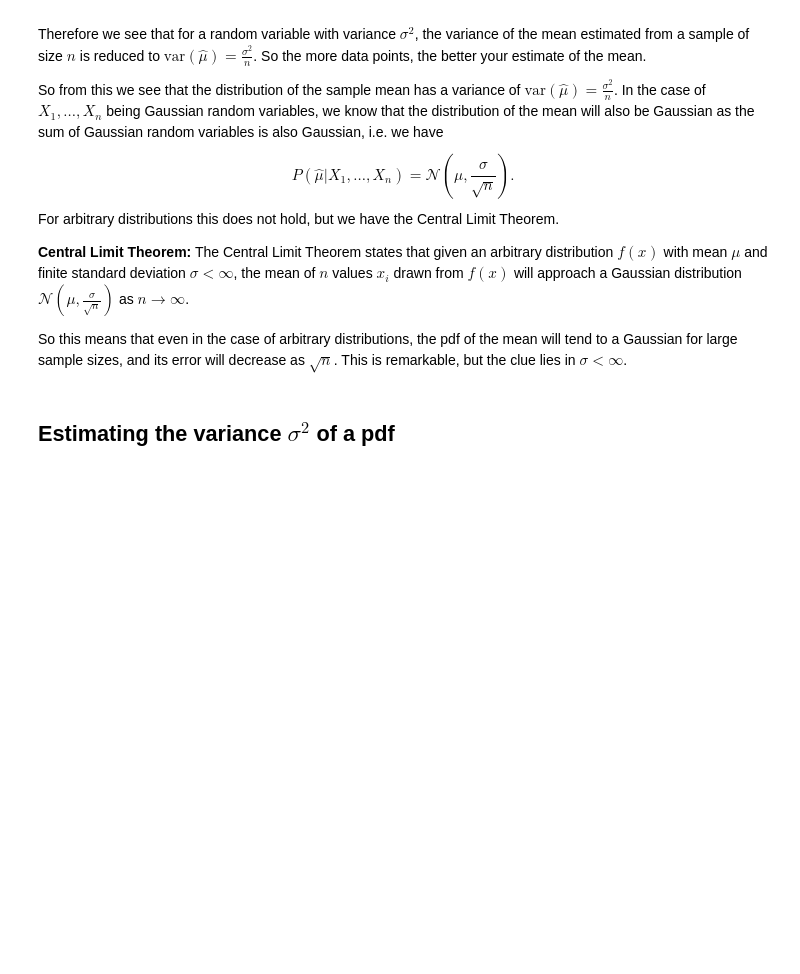
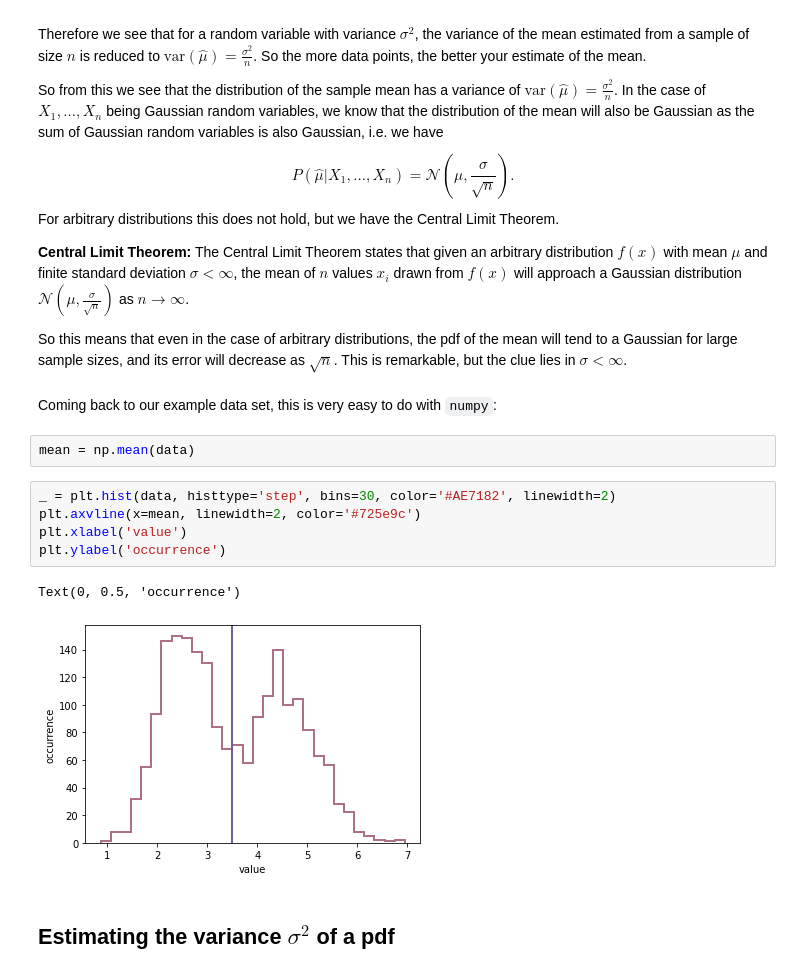
Before and after one commit to krtktwri/stat_methods_AIfA_2023, a Jupyter notebook: lecture_03/L03_point-processes.ipynb, the cells around one changed output. Drawn from its saved outputs; the diff is of its cells as text; blank space fills up the shorter version.

Commit message:
More examples.

```diff
--- a/lecture_03/L03_point-processes.ipynb
+++ b/lecture_03/L03_point-processes.ipynb
@@ -41,6 +59,18 @@ So from this we see that the distribution of the sample mean has a variance of $
 **Central Limit Theorem:** The Central Limit Theorem states that given an arbitrary distribution $f(x)$ with mean $\mu$ and finite standard deviation $\sigma < \infty$, the mean of $n$ values $x_i$ drawn from $f(x)$ will approach a Gaussian distribution $\mathcal{N}(\mu, \frac{\sigma}{\sqrt{n}})$ as $n\to\infty$.
 
 So this means that even in the case of arbitrary distributions, the pdf of the mean will tend to a Gaussian for large sample sizes, and its error will decrease as $\sqrt{n}$. This is remarkable, but the clue lies in $\sigma < \infty$.
+# %% [markdown]
+Coming back to our example data set, this is very easy to do with `numpy`:
+# %%
+mean = np.mean(data)
+# %%
+_ = plt.hist(data, histtype='step', bins=30, color='#AE7182', linewidth=2)
+plt.axvline(x=mean, linewidth=2, color='#725e9c')
+plt.xlabel('value')
+plt.ylabel('occurrence')
+# %% [output]
+Text(0, 0.5, 'occurrence')
+[figure, added]
 # %% [markdown]
 ## Estimating the variance $\sigma^2$ of a pdf
 # %% [markdown]
```
Also changed, not shown: parts of 8 cells of this notebook, 1 other file.
